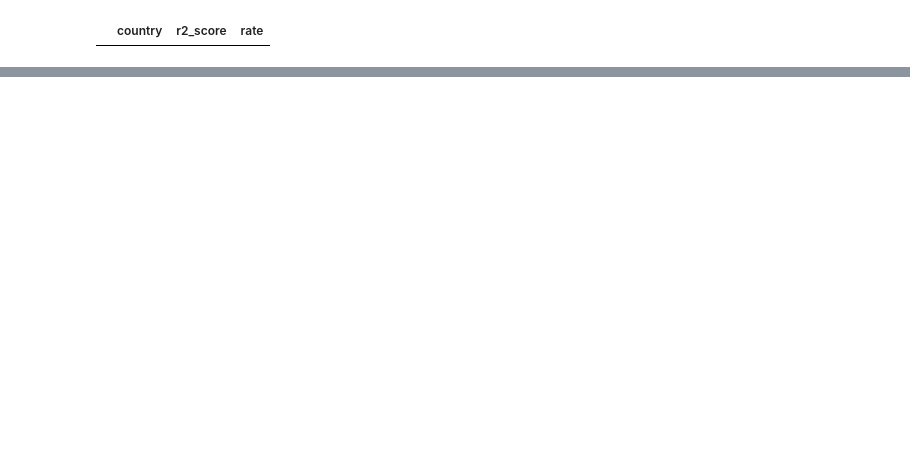
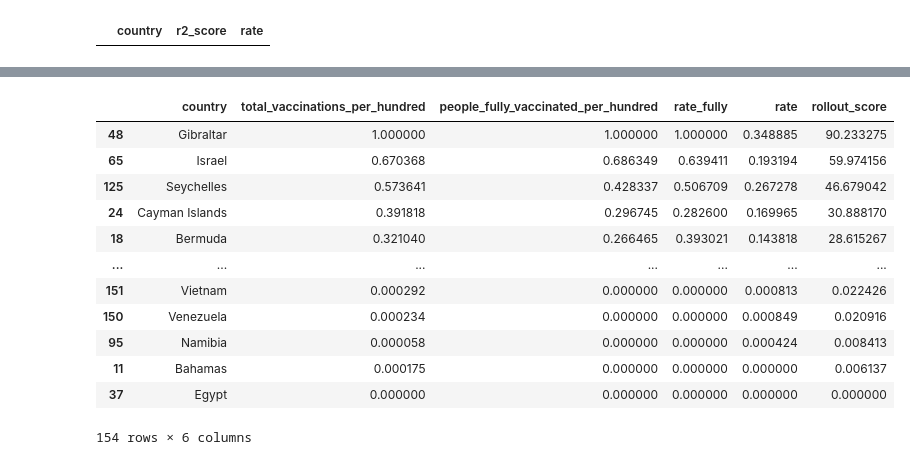
Before and after one commit to rebekahcallkacz/covid-vac-rollout, a Jupyter notebook: analysis/rollout_score.ipynb, the cells around one changed output, grey strips where cells are left out. Saved outputs shown, nothing was run; the diff lists cells and outputs as text; code cells hidden in the pictures; blank space fills up the shorter version.

```diff
--- a/analysis/rollout_score.ipynb
+++ b/analysis/rollout_score.ipynb
@@ -166,0 +177,4 @@ df_coefs_people.loc[(df_coefs_people['r2_score'] < .5) & (df_coefs_people['rate'
+# %%
+# Add rate of total vaccinations and replace null values with 0
+df_all_scores = pd.merge(df2, df_coefs_people[['country', 'rate']], left_on=['country'], right_on=['country']).fillna(0)
+df_all_scores.head()
@@ -166,0 +232,20 @@ df_coefs_people.loc[(df_coefs_people['r2_score'] < .5) & (df_coefs_people['rate'
+# %%
+# Calculate score for each - vaccinations per hundred (total and fully) are weighted at 35% each and rates are weighted at 15% each
+df_all_scores['rollout_score'] = 0.35*df_all_scores['people_fully_vaccinated_per_hundred'] + 0.35*df_all_scores['total_vaccinations_per_hundred'] + 0.15*df_all_scores['rate_fully'] + 0.15*df_all_scores['rate']
+df_all_scores['rollout_score'] = df_all_scores['rollout_score']*100
+# %%
+df_all_scores.sort_values('rollout_score', ascending=False)
+# %% [output]
+|  | country | total_vaccinations_per_hundred | people_fully_vaccinated_per_hundred | rate_fully | rate | rollout_score |
+| 48 | Gibraltar | 1.000000 | 1.000000 | 1.000000 | 0.348885 | 90.233275 |
+| 65 | Israel | 0.670368 | 0.686349 | 0.639411 | 0.193194 | 59.974156 |
+| 125 | Seychelles | 0.573641 | 0.428337 | 0.506709 | 0.267278 | 46.679042 |
+| 24 | Cayman Islands | 0.391818 | 0.296745 | 0.282600 | 0.169965 | 30.888170 |
+| 18 | Bermuda | 0.321040 | 0.266465 | 0.393021 | 0.143818 | 28.615267 |
+| ... | ... | ... | ... | ... | ... | ... |
+| 151 | Vietnam | 0.000292 | 0.000000 | 0.000000 | 0.000813 | 0.022426 |
+| 150 | Venezuela | 0.000234 | 0.000000 | 0.000000 | 0.000849 | 0.020916 |
+| 95 | Namibia | 0.000058 | 0.000000 | 0.000000 | 0.000424 | 0.008413 |
+| 11 | Bahamas | 0.000175 | 0.000000 | 0.000000 | 0.000000 | 0.006137 |
+| 37 | Egypt | 0.000000 | 0.000000 | 0.000000 | 0.000000 | 0.000000 |
+154 rows × 6 columns
```
Also changed, not shown: parts of 17 cells of this notebook, 1 other file.
